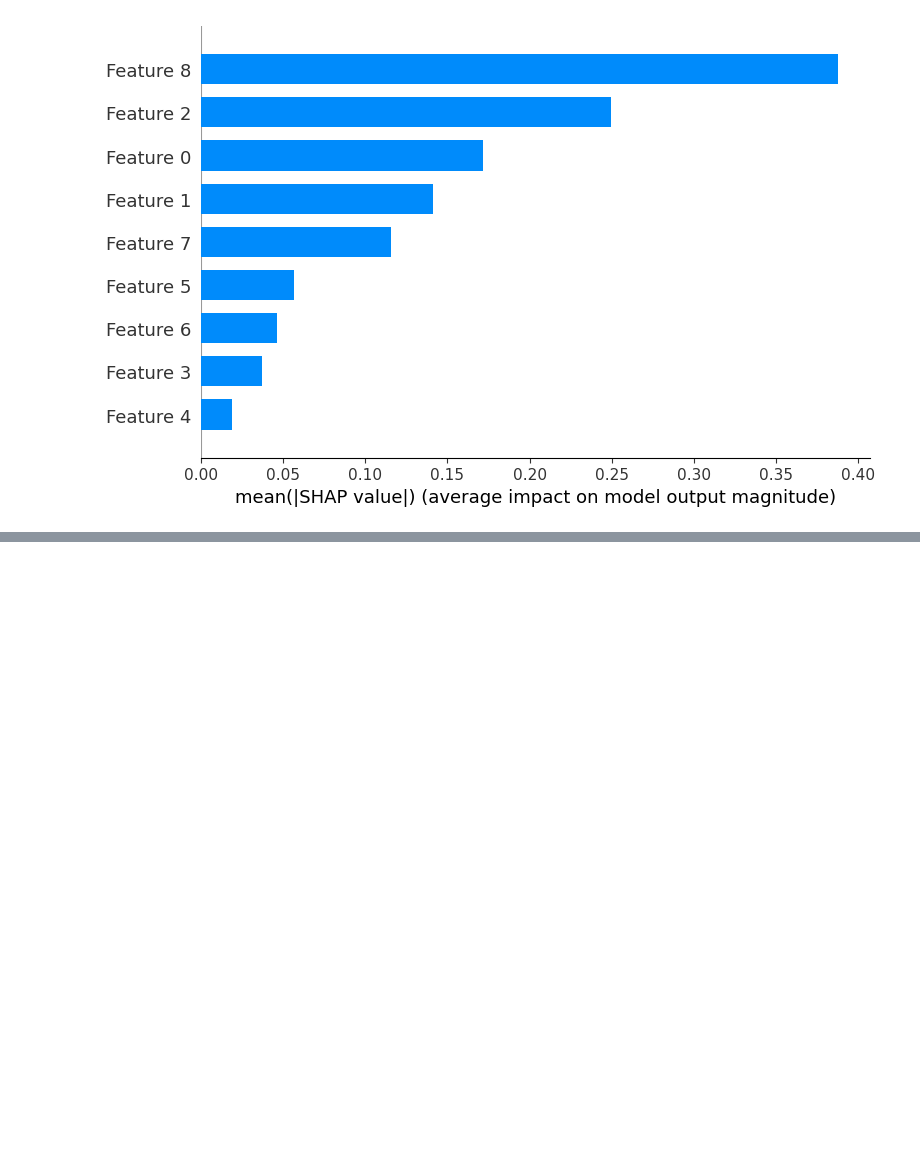
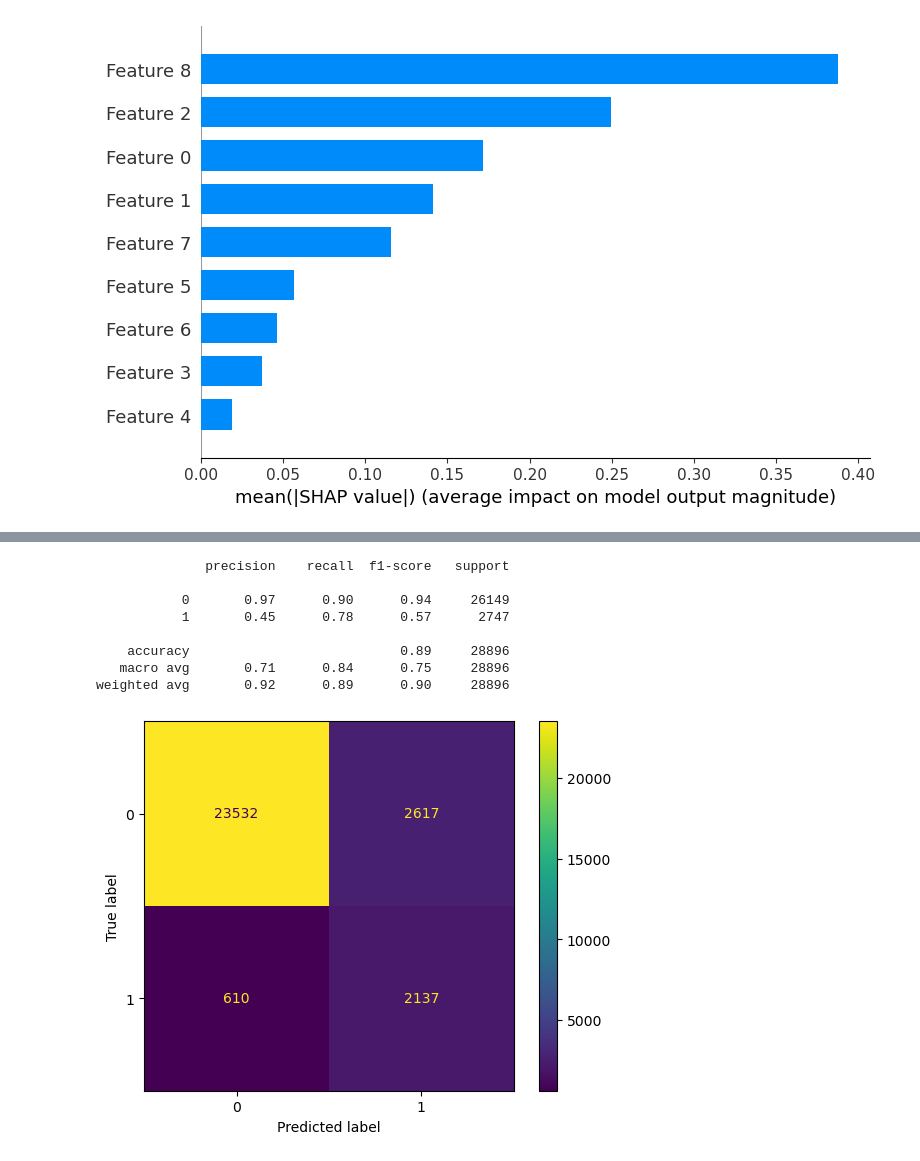
Before and after one commit to llanosrenzo/MachineLearning, a Jupyter notebook: Prediccion_exito_telemarketing_bancario_xgboost.ipynb, the cells around one changed output, grey strips where cells are left out. Saved outputs shown, nothing was run; the diff lists cells and outputs as text; code cells hidden in the pictures; blank space fills up the shorter version.

Commit message:
se agrego el modelo xgboost

```diff
--- a/Prediccion_exito_telemarketing_bancario_xgboost.ipynb
+++ b/Prediccion_exito_telemarketing_bancario_xgboost.ipynb
@@ -1166,0 +1339,10 @@ shap.summary_plot(shap_values, X_test_selected, plot_type="bar")
+# %%
+params = {
+    'n_estimators': [100,150,200],#epresenta el número de árboles en el bosque.
+    'colsample_bytree': [0.6, 1.0], #Proporción de características a utilizar en cada árbol (muestreo de columnas)
+
+    'max_depth':[5,10,15],# Controla la profundidad máxima de cada árbol en el bosque
+    'min_child_weight':[15,20],
+    'reg_alpha': [0, 5, 20, 30],# Término de regularización L1 (Lasso)
+    'reg_lambda': [0, 10, 20, 30] # Término de regularización L2 (Ridge)
+}
@@ -1166,0 +1351,17 @@ shap.summary_plot(shap_values, X_test_selected, plot_type="bar")
+# %%
+%%time
+# Creando un objeto GridSearchCV para buscar los mejores hiperparámetros
+# ===================================================================================================================
+
+gridsearch_xgboost = GridSearchCV(
+    xgboost_model,
+    param_grid = params,
+    scoring = ["f1", "recall"],
+    refit = 'f1',
+    cv = 8,
+    return_train_score = True,
+    n_jobs = -1,
+    verbose = 1
+)
+
+gridsearch_xgboost.fit(X_train_r,y_train_r)
@@ -1166,0 +1393,3 @@ shap.summary_plot(shap_values, X_test_selected, plot_type="bar")
+# %%
+best_model_xgboost = gridsearch_xgboost.best_estimator_
+best_model_xgboost
@@ -1166,0 +1409,2 @@ shap.summary_plot(shap_values, X_test_selected, plot_type="bar")
+# %%
+best_model_xgboost.fit(X_train_r,y_train_r)
@@ -1166,0 +1426,15 @@ shap.summary_plot(shap_values, X_test_selected, plot_type="bar")
+# %%
+pred_best_xgb_train = best_model_xgboost.predict(X_train)
+conf_mat=confusion_matrix(y_train,pred_best_xgb_train)
+cm_display = ConfusionMatrixDisplay(conf_mat).plot()
+print(classification_report(y_train,pred_best_xgb_train))
+# %% [output]
+              precision    recall  f1-score   support
+
+           0       0.97      0.90      0.94     26149
+           1       0.45      0.78      0.57      2747
+
+    accuracy                           0.89     28896
+   macro avg       0.71      0.84      0.75     28896
+weighted avg       0.92      0.89      0.90     28896
+[figure, added]
```
Also changed, not shown: parts of 36 cells of this notebook.
